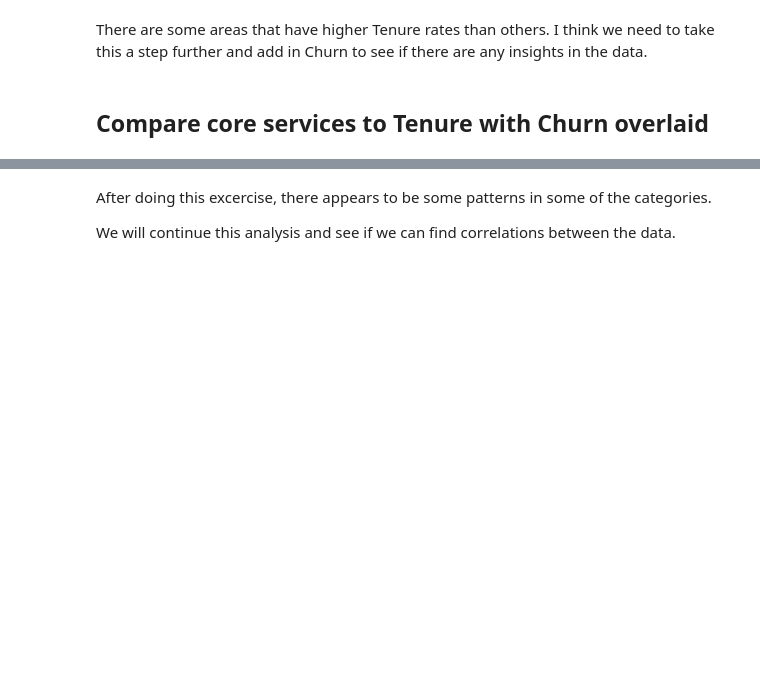
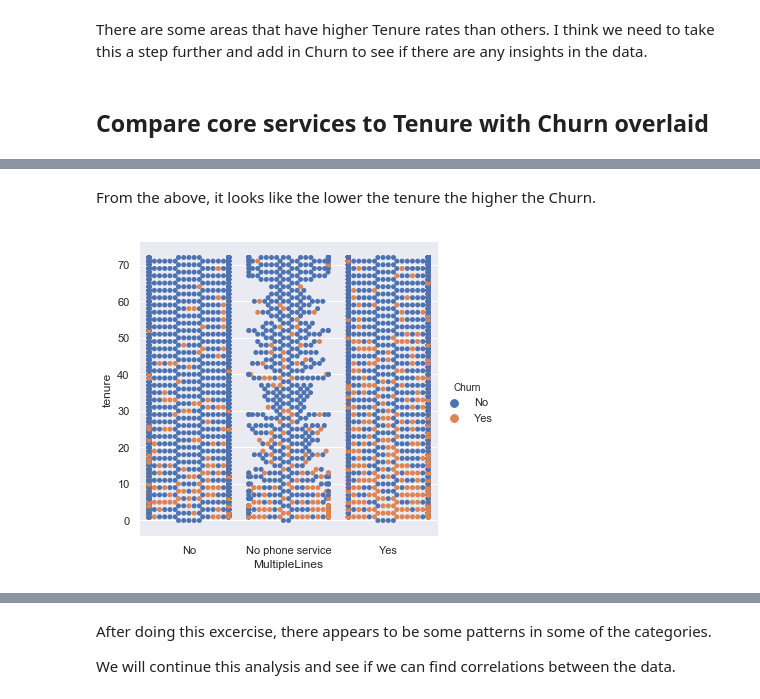
Before and after one commit to DeadBigRedDog/Customer-Churn-Data-Science-Project, a Jupyter notebook: CP1-2 - Customer Churn - Story Telling.ipynb, the cells around one changed output, grey strips where cells are left out. Drawn from its saved outputs; the diff is of its cells as text; code cells hidden in the pictures; blank space fills up the shorter version.

```diff
--- a/CP1-2 - Customer Churn - Story Telling.ipynb
+++ b/CP1-2 - Customer Churn - Story Telling.ipynb
@@ -186,0 +178,10 @@ plt.show()
+# %% [markdown]
+<p>From the above, it looks like the lower the tenure the higher the Churn.</p>
+# %%
+sns.set(color_codes=True)
+#Plot Multple Lines against Tenure
+ax = sns.catplot(x='MultipleLines',y='tenure',kind='swarm',hue='Churn',data=cleaned_customer_churn_df)
+
+plt.show()
+# %% [output]
+[figure, added]
```
Also changed, not shown: parts of 19 cells of this notebook.
